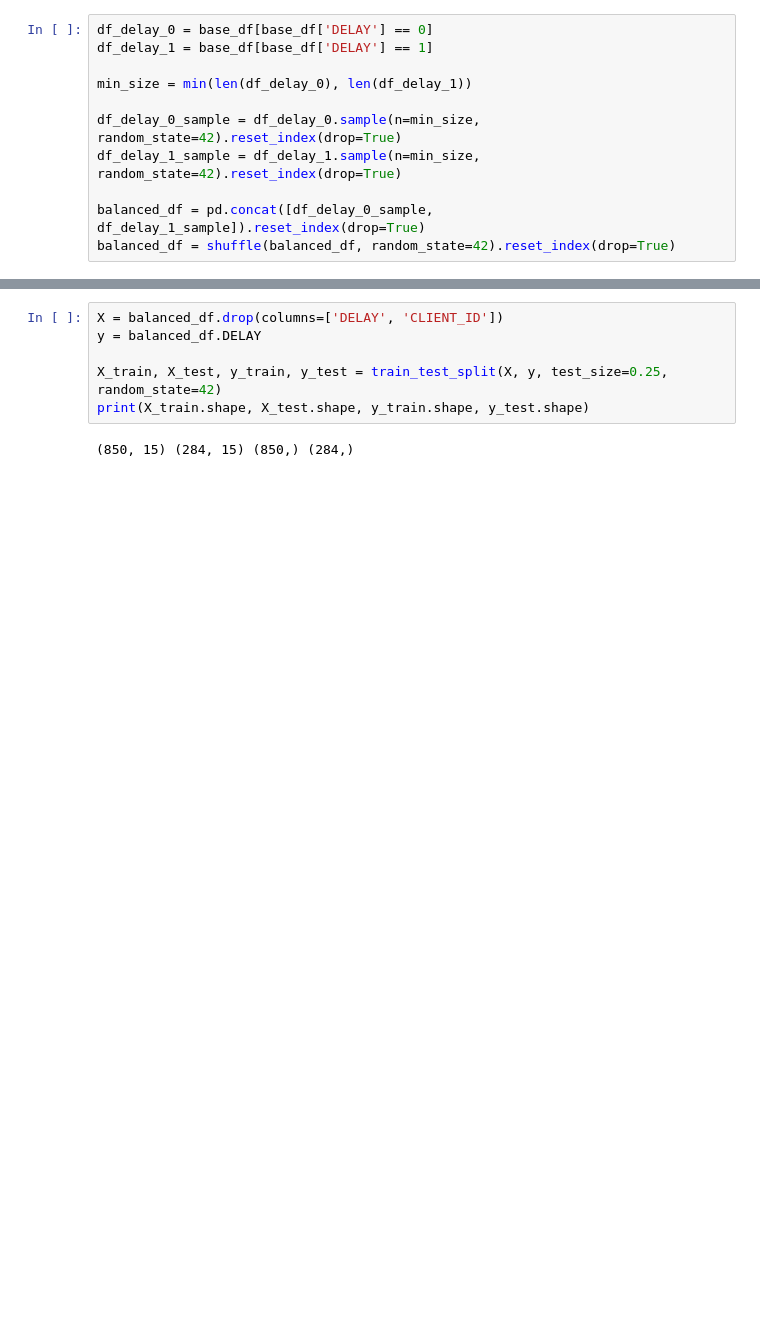
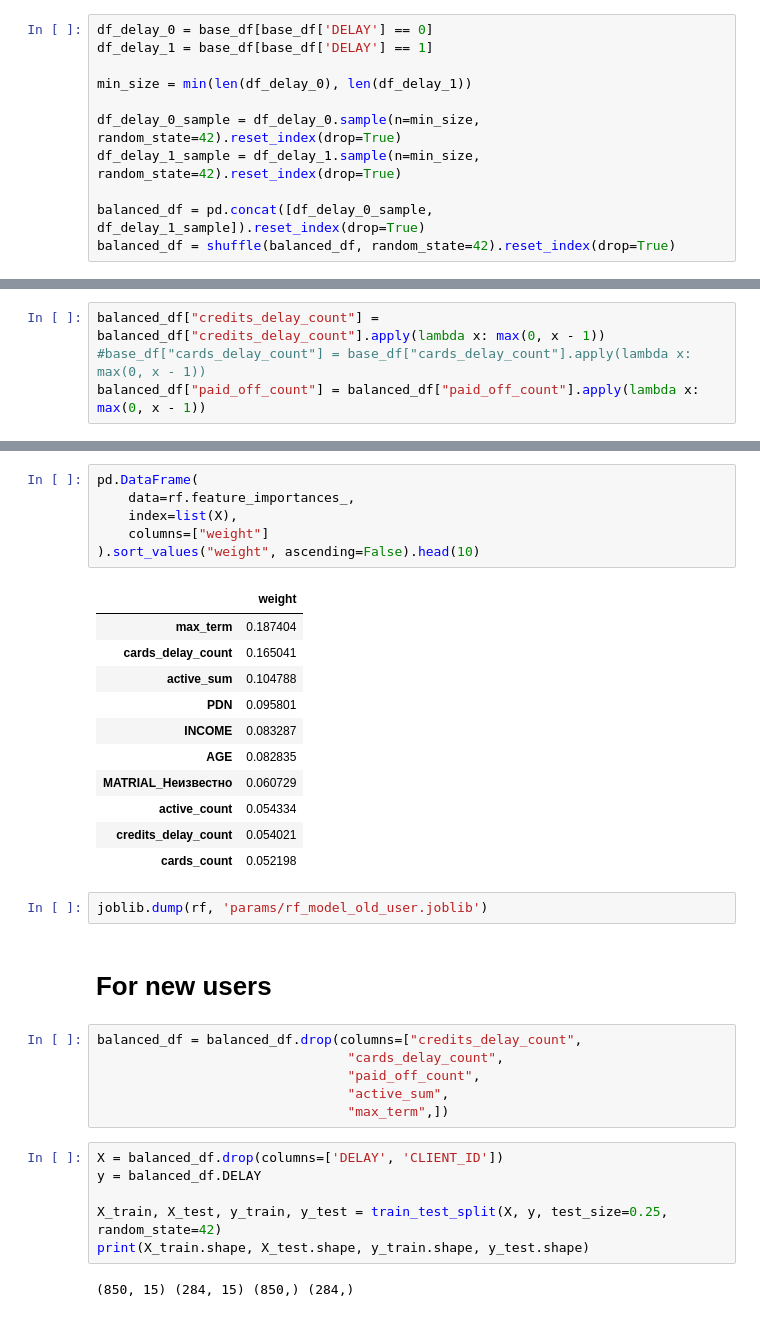
Before and after one commit to SlavyaneRenHack/CreditDelaysPredictor, a Jupyter notebook: Credits - tree base.ipynb, the cells around one changed output, grey strips where cells are left out. Saved outputs shown, nothing was run; the diff lists cells and outputs as text; blank space fills up the shorter version.

```diff
--- a/Credits - tree base.ipynb
+++ b/Credits - tree base.ipynb
@@ -47,0 +51,4 @@ balanced_df.head()
+# %%
+balanced_df["credits_delay_count"] = balanced_df["credits_delay_count"].apply(lambda x: max(0, x - 1))
+#base_df["cards_delay_count"] = base_df["cards_delay_count"].apply(lambda x: max(0, x - 1))
+balanced_df["paid_off_count"] = balanced_df["paid_off_count"].apply(lambda x: max(0, x - 1))
@@ -48,3 +73,31 @@ balanced_df.head()
+# %%
+pd.DataFrame(
+    data=rf.feature_importances_,
+    index=list(X),
+    columns=["weight"]
+).sort_values("weight", ascending=False).head(10)
+# %% [output]
+|  | weight |
+| max_term | 0.187404 |
+| cards_delay_count | 0.165041 |
+| active_sum | 0.104788 |
+| PDN | 0.095801 |
+| INCOME | 0.083287 |
+| AGE | 0.082835 |
+| MATRIAL_Неизвестно | 0.060729 |
+| active_count | 0.054334 |
+| credits_delay_count | 0.054021 |
+| cards_count | 0.052198 |
+# %%
+joblib.dump(rf, 'params/rf_model_old_user.joblib')
+# %% [markdown]
+# For new users
+# %%
+balanced_df = balanced_df.drop(columns=["credits_delay_count",
+                                "cards_delay_count",
+                                "paid_off_count",
+                                "active_sum",
+                                "max_term",])
 # %%
 X = balanced_df.drop(columns=['DELAY', 'CLIENT_ID'])
 y = balanced_df.DELAY
```
Also changed, not shown: parts of 7 cells of this notebook, 2 other files.
